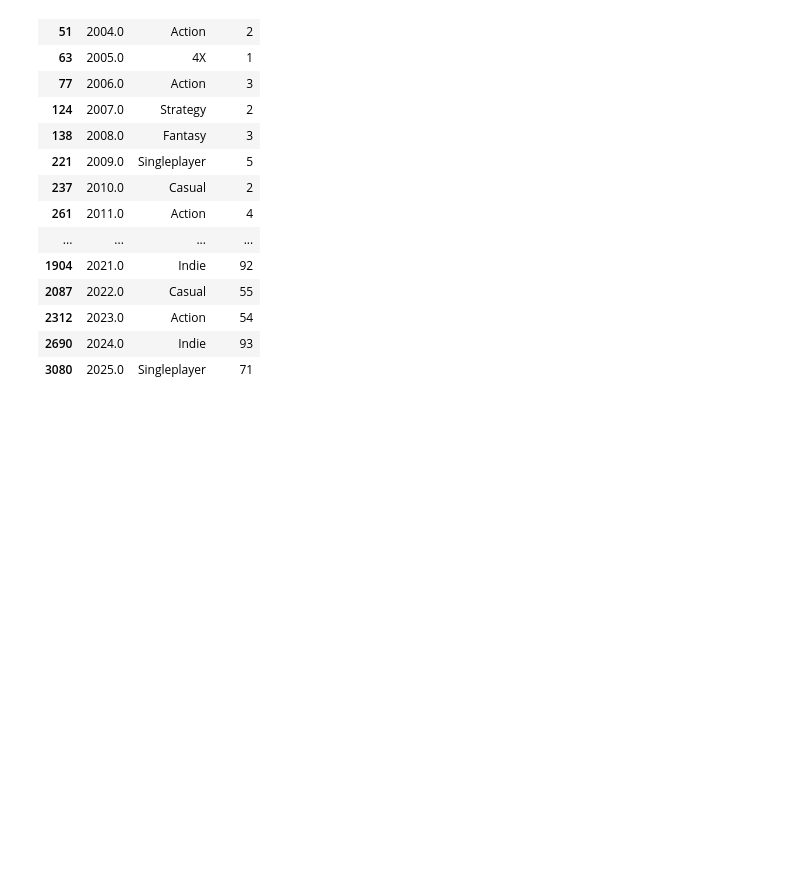
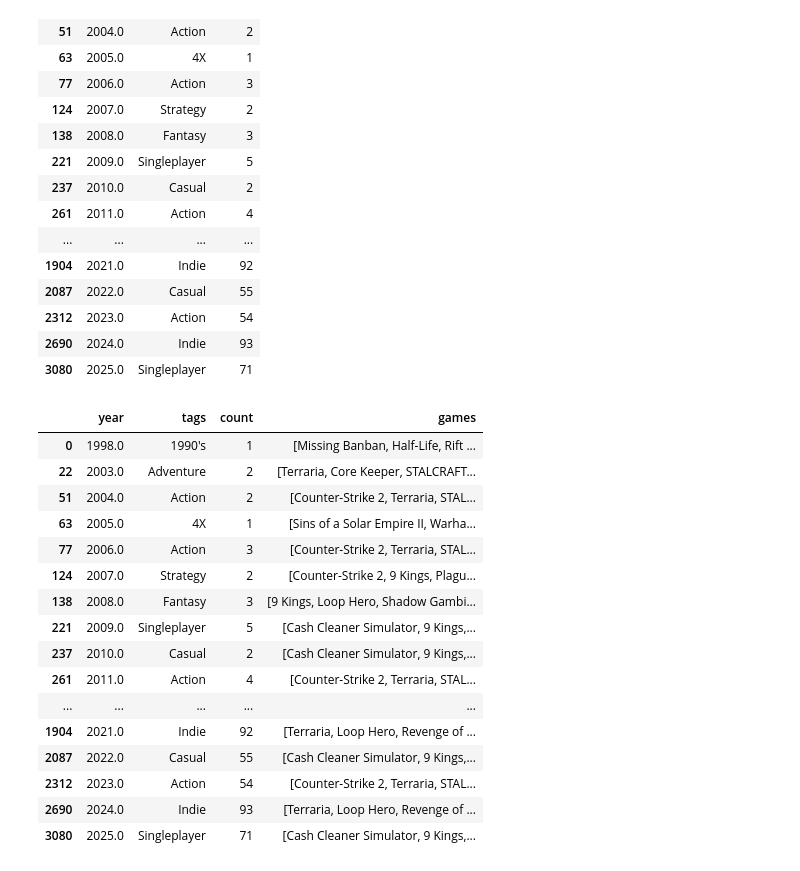
Before and after one commit to Hjklvfr/DataAnalysisMethods, a Jupyter notebook: analytics/notebooks/web_lab4.ipynb, the cells around one changed output. Drawn from its saved outputs; the diff is of its cells as text; code cells hidden in the pictures; blank space fills up the shorter version.

```diff
--- a/analytics/notebooks/web_lab4.ipynb
+++ b/analytics/notebooks/web_lab4.ipynb
@@ -140,3 +140,32 @@ tag_counts.loc[tag_counts.groupby('year')['count'].idxmax()]
 | 2312 | 2023.0 | Action | 54 |
 | 2690 | 2024.0 | Indie | 93 |
 | 3080 | 2025.0 | Singleplayer | 71 |
+# %%
+top_tag_by_year = tag_counts.loc[tag_counts.groupby('year')['count'].idxmax()]
+# %%
+top_tag_by_year['games'] = top_tag_by_year.apply(
+    lambda row: df[
+        df['tags'].apply(lambda x: row['tags'] in x if isinstance(x, list) else False)
+    ]['title'].head(10).tolist(),
+    axis=1
+)
+# %%
+top_tag_by_year
+# %% [output]
+|  | year | tags | count | games |
+| 0 | 1998.0 | 1990's | 1 | [Missing Banban, Half-Life, Rift ... |
+| 22 | 2003.0 | Adventure | 2 | [Terraria, Core Keeper, STALCRAFT... |
+| 51 | 2004.0 | Action | 2 | [Counter-Strike 2, Terraria, STAL... |
+| 63 | 2005.0 | 4X | 1 | [Sins of a Solar Empire II, Warha... |
+| 77 | 2006.0 | Action | 3 | [Counter-Strike 2, Terraria, STAL... |
+| 124 | 2007.0 | Strategy | 2 | [Counter-Strike 2, 9 Kings, Plagu... |
+| 138 | 2008.0 | Fantasy | 3 | [9 Kings, Loop Hero, Shadow Gambi... |
+| 221 | 2009.0 | Singleplayer | 5 | [Cash Cleaner Simulator, 9 Kings,... |
+| 237 | 2010.0 | Casual | 2 | [Cash Cleaner Simulator, 9 Kings,... |
+| 261 | 2011.0 | Action | 4 | [Counter-Strike 2, Terraria, STAL... |
+| ... | ... | ... | ... | ... |
+| 1904 | 2021.0 | Indie | 92 | [Terraria, Loop Hero, Revenge of ... |
+| 2087 | 2022.0 | Casual | 55 | [Cash Cleaner Simulator, 9 Kings,... |
+| 2312 | 2023.0 | Action | 54 | [Counter-Strike 2, Terraria, STAL... |
+| 2690 | 2024.0 | Indie | 93 | [Terraria, Loop Hero, Revenge of ... |
+| 3080 | 2025.0 | Singleplayer | 71 | [Cash Cleaner Simulator, 9 Kings,... |
```
